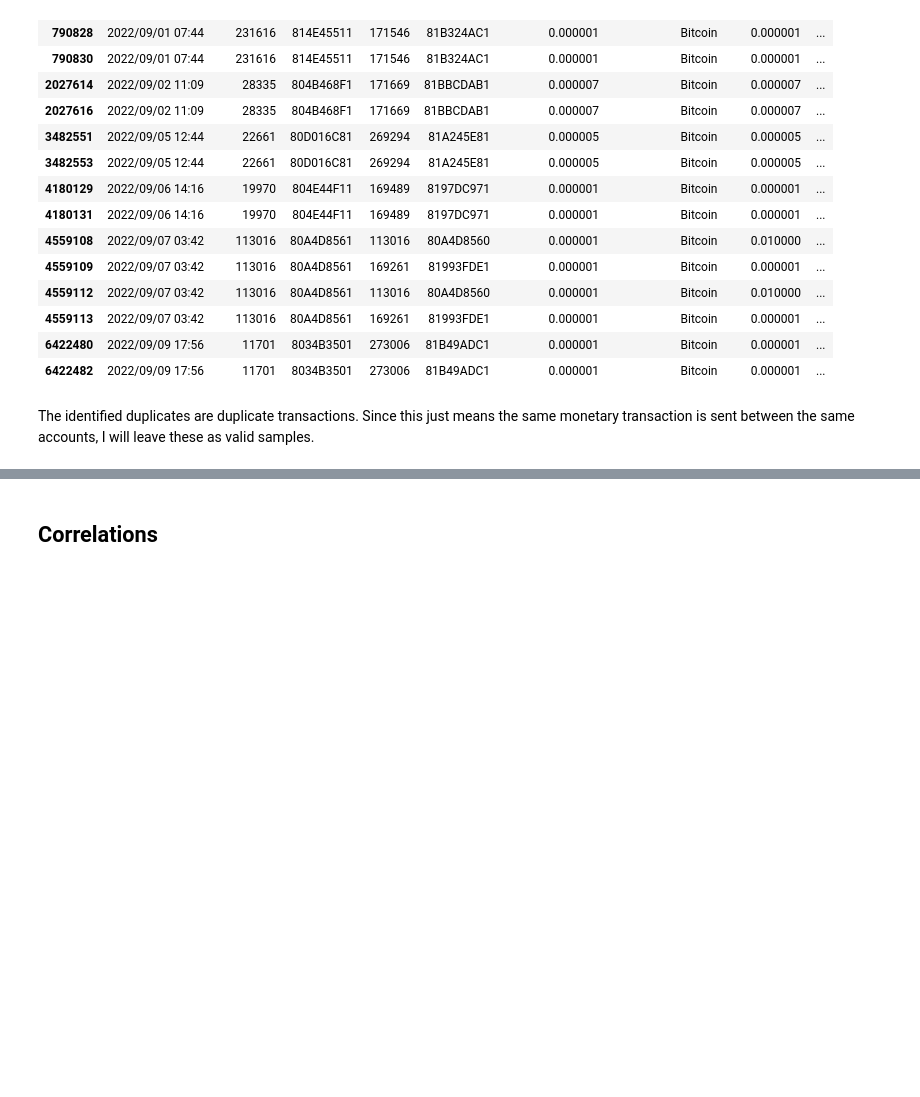
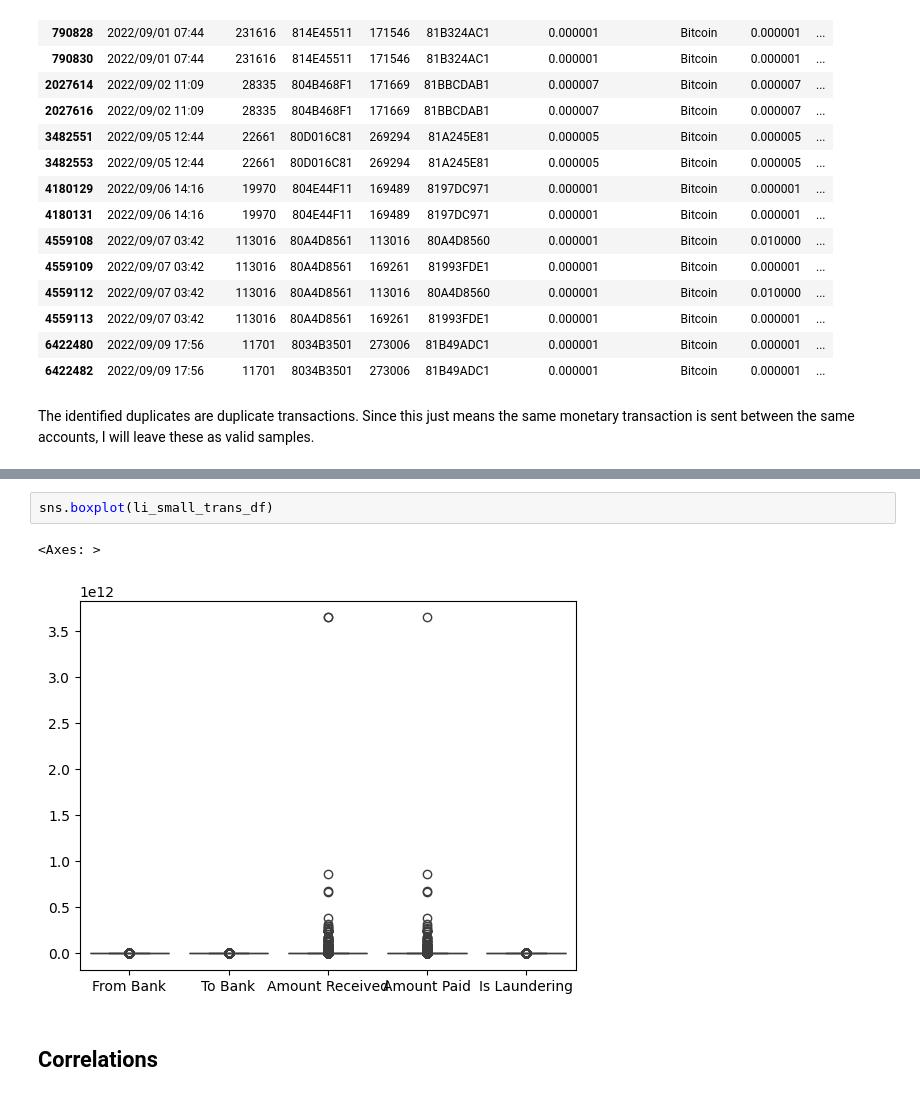
Before and after one commit to calebhadley1/Module-B-semester-2, a Jupyter notebook: OMDS-ModB2-Week6-Hadley-Caleb.ipynb, the cells around one changed output, grey strips where cells are left out. Saved outputs shown, nothing was run; the diff lists cells and outputs as text; blank space fills up the shorter version.

```diff
--- a/OMDS-ModB2-Week6-Hadley-Caleb.ipynb
+++ b/OMDS-ModB2-Week6-Hadley-Caleb.ipynb
@@ -310,3 +317,8 @@ The identified duplicates are duplicate transactions. Since this just means the
+# %%
+sns.boxplot(li_small_trans_df)
+# %% [output]
+<Axes: >
+[figure, added]
 # %% [markdown]
 ## Correlations
 # %%
```
Also changed, not shown: parts of 6 cells of this notebook.
